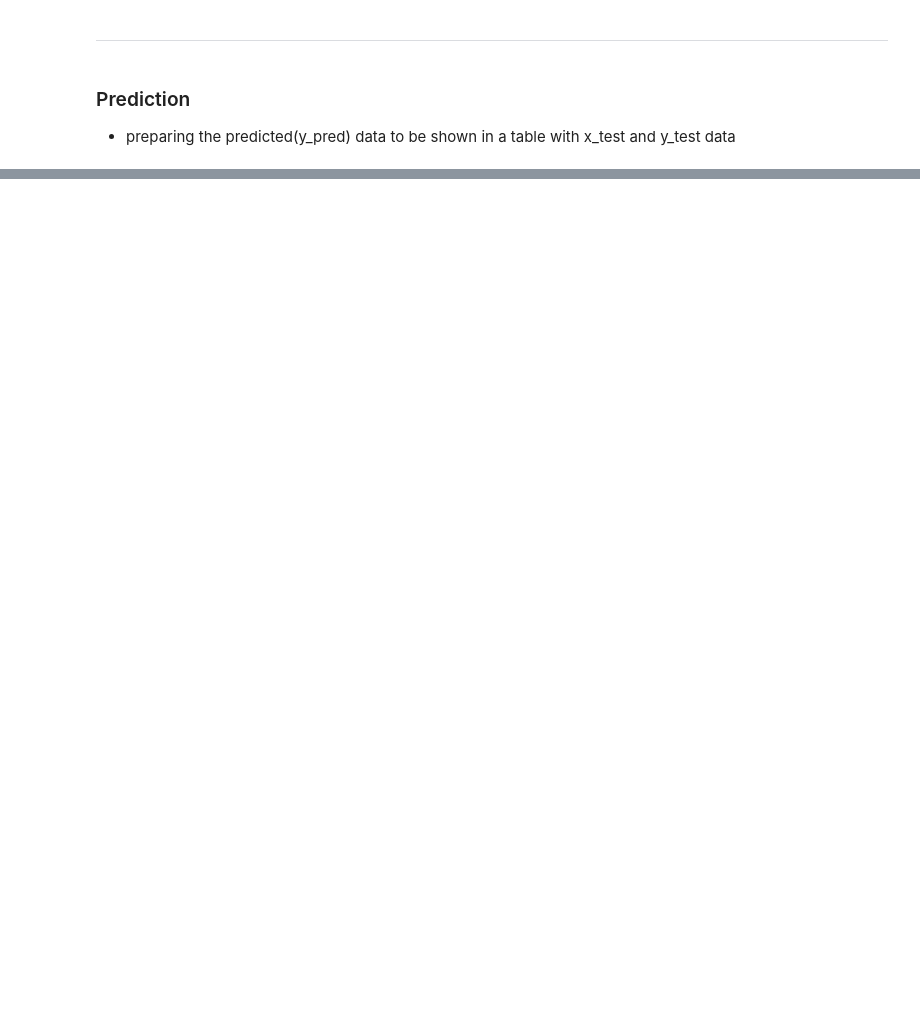
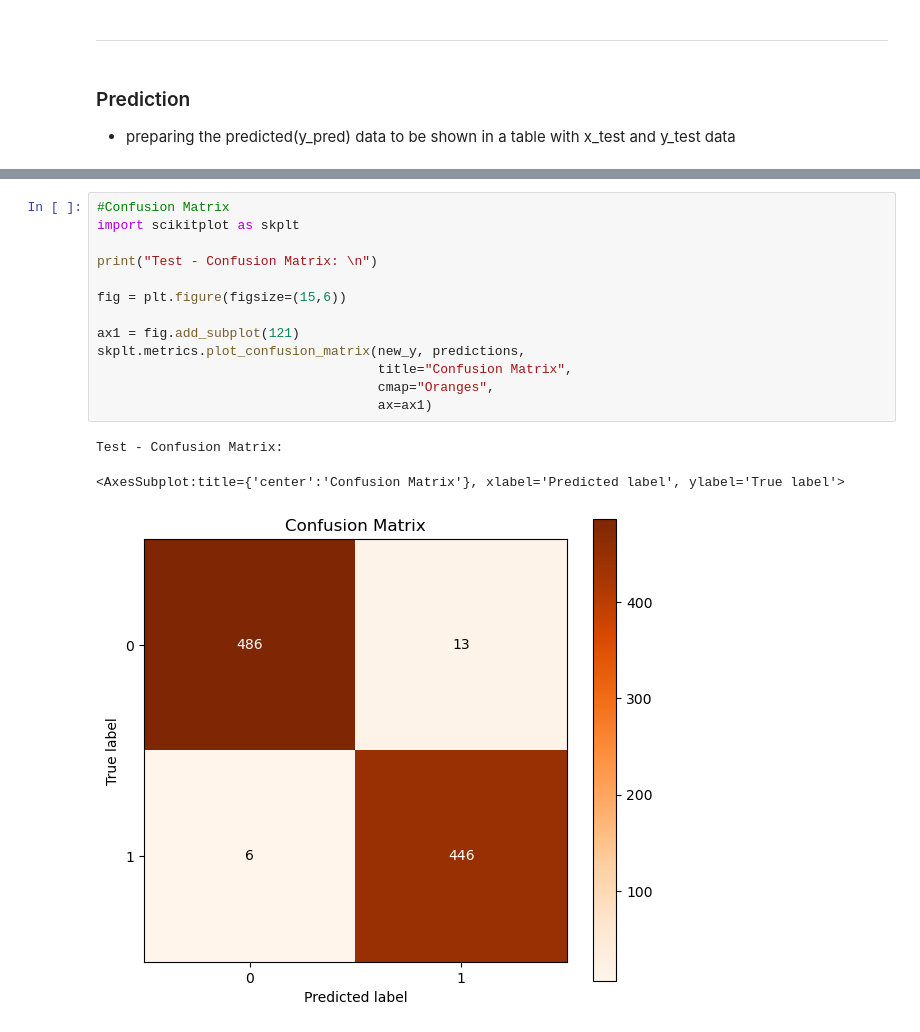
Before and after one commit to 20b2122/AutoML-using-TPOT-in-python, a Jupyter notebook: Voice/Voice.ipynb, the cells around one changed output, grey strips where cells are left out. Saved outputs shown, nothing was run; the diff lists cells and outputs as text; blank space fills up the shorter version.

```diff
--- a/Voice/Voice.ipynb
+++ b/Voice/Voice.ipynb
@@ -370,0 +333,17 @@ Almost all of the predicted label are predicted correctly, except for 21 samples
+# %%
+#Confusion Matrix
+import scikitplot as skplt
+
+print("Test - Confusion Matrix: \n")
+
+fig = plt.figure(figsize=(15,6))
+
+ax1 = fig.add_subplot(121)
+skplt.metrics.plot_confusion_matrix(new_y, predictions,
+                                    title="Confusion Matrix",
+                                    cmap="Oranges",
+                                    ax=ax1)
+# %% [output]
+Test - Confusion Matrix:
+<AxesSubplot:title={'center':'Confusion Matrix'}, xlabel='Predicted label', ylabel='True label'>
+[figure, added]
```
Also changed, not shown: parts of 20 cells of this notebook.
